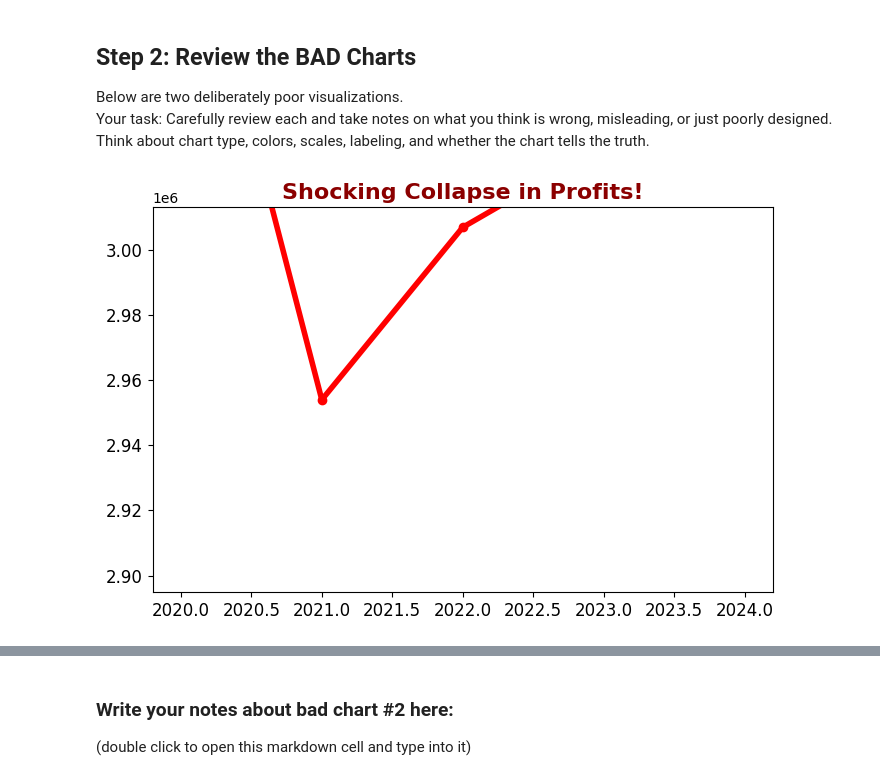
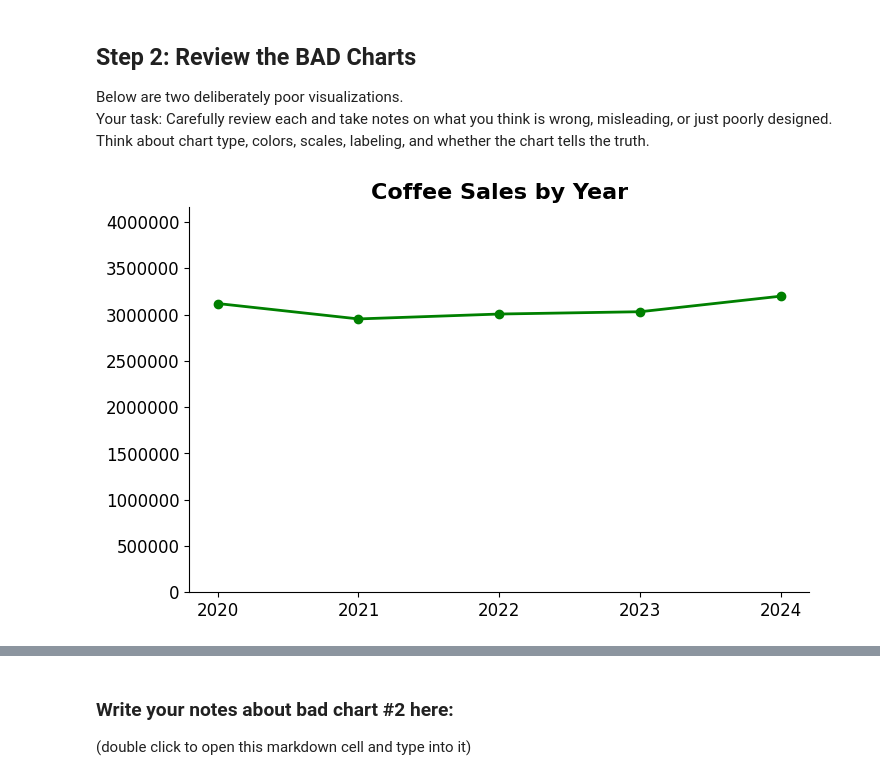
Before and after one commit to ckongshaug87/DA_M3_DataVizChallenge, a Jupyter notebook: data_viz_ethics_challenge.ipynb, the cells around one changed output, grey strips where cells are left out. Saved outputs shown, nothing was run; the diff lists cells and outputs as text; code cells hidden in the pictures.

Commit message:
correcting charts 1 and 2

```diff
--- a/data_viz_ethics_challenge.ipynb
+++ b/data_viz_ethics_challenge.ipynb
@@ -39,16 +39,22 @@ Think about chart type, colors, scales, labeling, and whether the chart tells th
 # %%
 plt.figure(figsize=(8,5))
 subset = coffee_df.groupby("Year")["Sales"].sum().reset_index()
 
-# Wrong variable for title, truncated y-axis, misleading color & framing
-plt.plot(subset["Year"], subset["Sales"], color="red", linewidth=4, marker="o")
-plt.ylim(subset["Sales"].min() * 0.98, subset["Sales"].min() * 1.02)  # extreme truncation
-plt.title("Shocking Collapse in Profits!", fontsize=16, fontweight="bold", color="darkred")
-plt.xticks(fontsize=12)
+plt.plot(subset["Year"], subset["Sales"], color="green", linewidth=2, marker="o")
+plt.ylim(0, subset["Sales"].max() * 1.3)
+plt.title("Coffee Sales by Year", fontsize=16, fontweight="bold", color="black")
+plt.xticks(subset["Year"].astype(int), fontsize=12)
 plt.yticks(fontsize=12)
+plt.ticklabel_format(style='plain', axis='y')
+
+
+ax = plt.gca()
+ax.spines["top"].set_visible(False)
+ax.spines["right"].set_visible(False)
+
 plt.show()
 # %% [output]
-[figure, old version]
+[figure, new version]
 # %% [markdown]
 ### Write your notes about bad chart #1 here:
 (double click to open this markdown cell and type into it)
```
Also changed, not shown: parts of 2 cells of this notebook.
